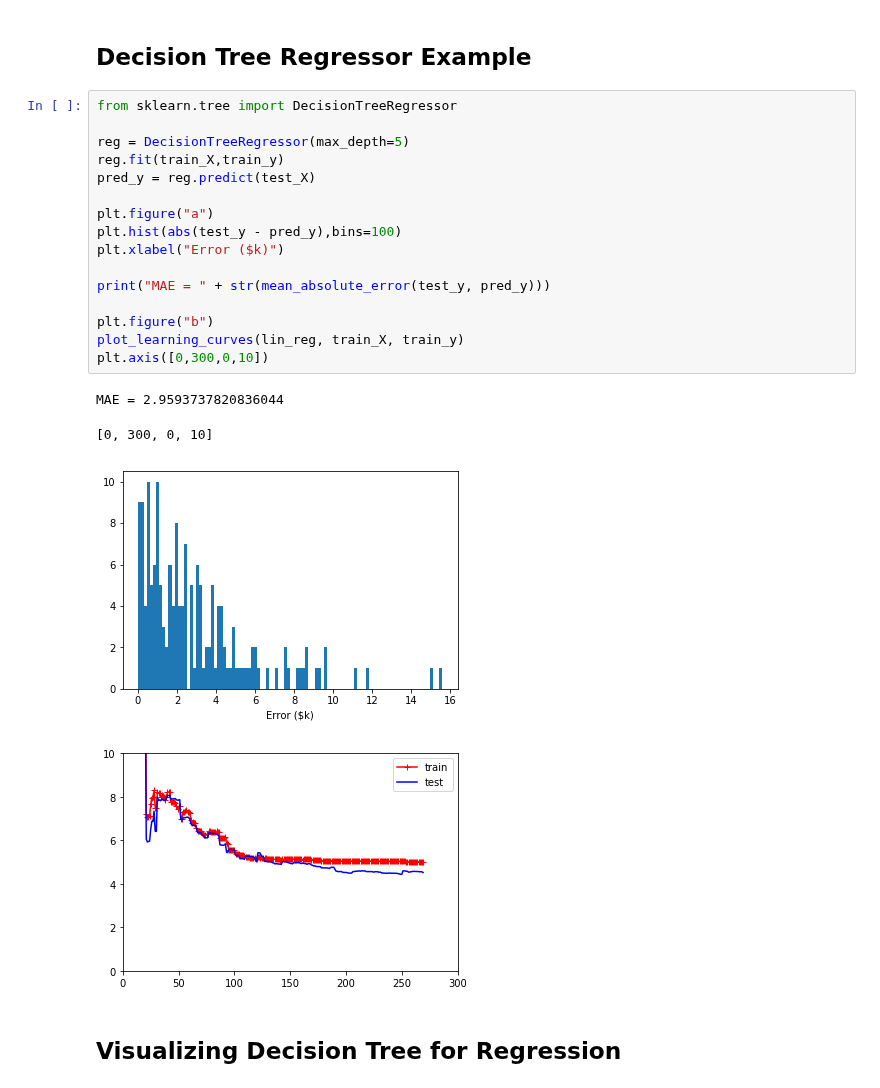
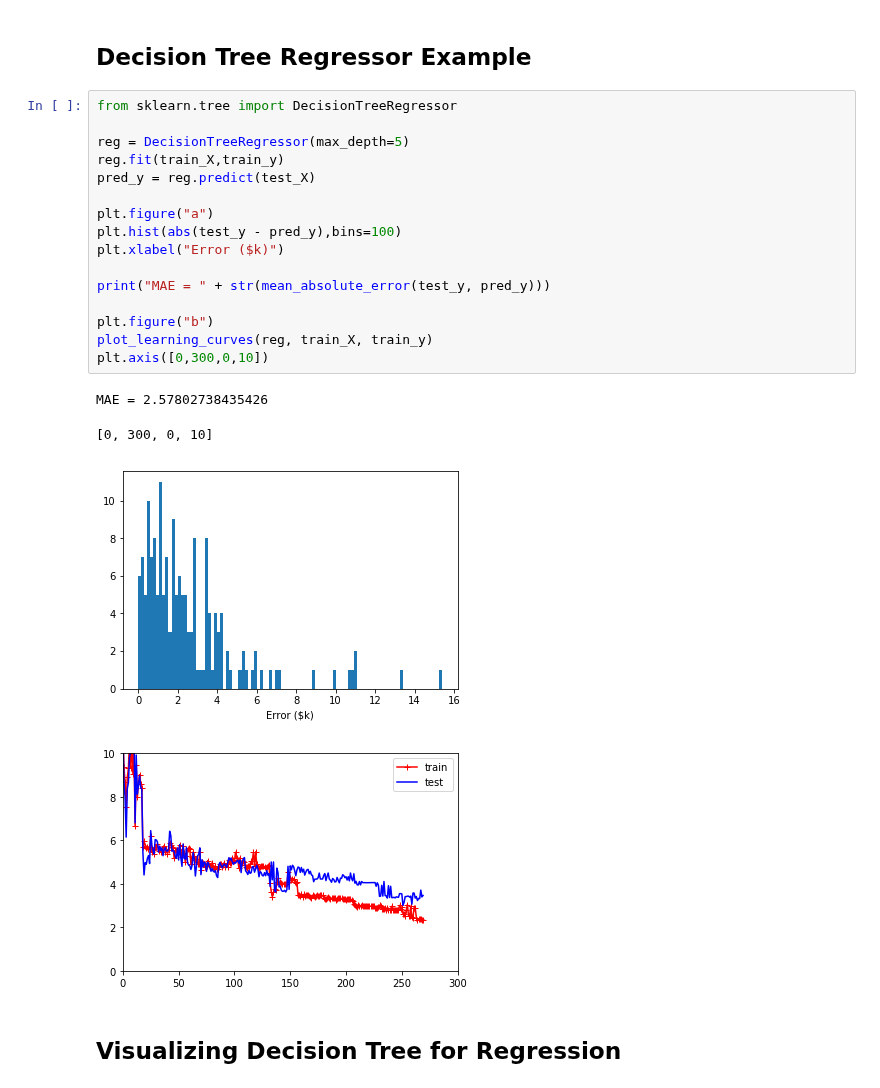
Before and after one commit to richss/cs455-ml-demos, a Jupyter notebook: cs455-chapter6-demos.ipynb, the cells around one changed output. Drawn from its saved outputs; the diff is of its cells as text.

Commit message:
Added adaboost and gradient boost demos.  Stack examples will come later.  Fixed bug in ch6 demos of regressors (using wrong model for learning curves)

```diff
--- a/cs455-chapter6-demos.ipynb
+++ b/cs455-chapter6-demos.ipynb
@@ -267,24 +267,24 @@ MAE = 3.326086042418692
 # %%
 from sklearn.tree import DecisionTreeRegressor
 
 reg = DecisionTreeRegressor(max_depth=5)
 reg.fit(train_X,train_y)
 pred_y = reg.predict(test_X)
 
 plt.figure("a")
 plt.hist(abs(test_y - pred_y),bins=100)
 plt.xlabel("Error ($k)")
 
 print("MAE = " + str(mean_absolute_error(test_y, pred_y)))
 
 plt.figure("b")
-plot_learning_curves(lin_reg, train_X, train_y)
+plot_learning_curves(reg, train_X, train_y)
 plt.axis([0,300,0,10])
 # %% [output]
-MAE = 2.9593737820836044
+MAE = 2.57802738435426
 [0, 300, 0, 10]
-[figure, old version]
+[figure, new version]
-[figure, old version]
+[figure, new version]
 # %% [markdown]
 ## Visualizing Decision Tree for Regression
 # %%
```
Also changed, not shown: parts of 3 cells of this notebook, 1 other file.
